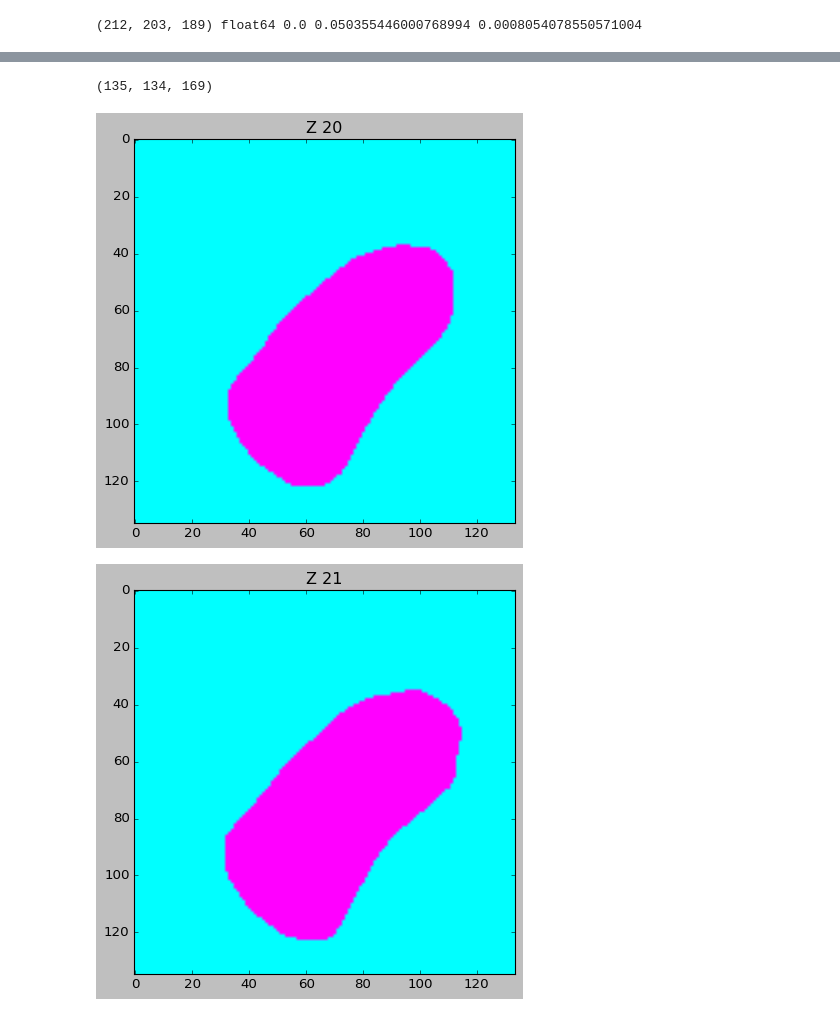
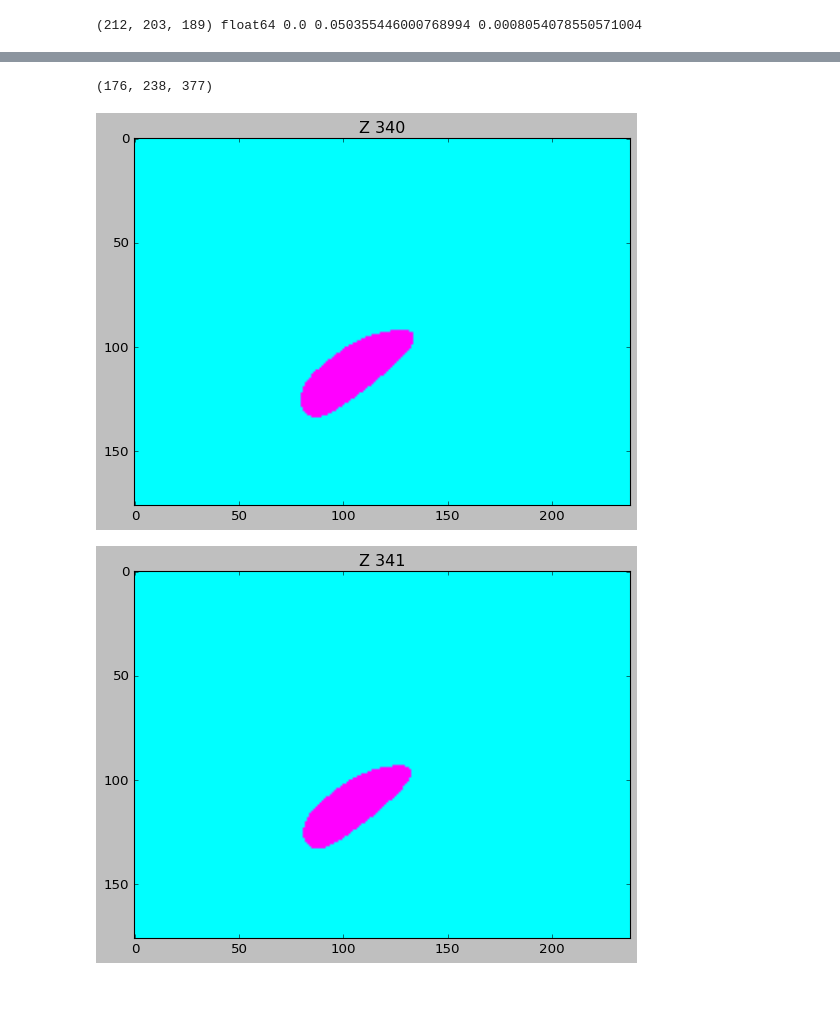
Before and after one commit to ActiveBrainAtlas2/preprocessing-pipeline, a Jupyter notebook: notebooks/average_volume.ipynb, the cells around one changed output, grey strips where cells are left out. Drawn from its saved outputs; the diff is of its cells as text; code cells hidden in the pictures.

Commit message:
Added some atlas to the save_folder dir and the create atlas works. Just needs some refinement

```diff
--- a/notebooks/average_volume.ipynb
+++ b/notebooks/average_volume.ipynb
@@ -45,7 +45,10 @@ print(volume.shape, volume.dtype, np.amin(volume), np.amax(volume), np.mean(volu
 # %% [output]
 (212, 203, 189) float64 0.0 0.050355446000768994 0.0008054078550571004
 # %%
-scpath = '/net/birdstore/Active_Atlas_Data/data_root/atlas_data/atlasV8/MD594/structure/SC.npy'
-sc = np.load(scpath)
-print(sc.shape, sc.dtype, np.amin(sc), np.amax(sc), np.mean(sc))
+sc7path = '/net/birdstore/Active_Atlas_Data/data_root/atlas_data/atlasV7/structure/SC.npy'
+sc7 = np.load(sc7path)
+print(sc7.shape, sc7.dtype, np.amin(sc7), np.amax(sc7), np.mean(sc7))
+sc8path = '/net/birdstore/Active_Atlas_Data/data_root/atlas_data/atlasV8/structure/SC.npy'
+sc8 = np.load(sc8path)
+print(sc8.shape, sc8.dtype, np.amin(sc8), np.amax(sc8), np.mean(sc8))
 # %% [output]
@@ -53,8 +57,9 @@ print(sc.shape, sc.dtype, np.amin(sc), np.amax(sc), np.mean(sc))
 # %%
 #volume = volume.reshape(volume.shape[0], volume.shape[1], volume.shape[2])
-arr = sc.copy()
-#arr[arr >= 0.1] = color
-#arr[arr < color] = 0
-#arr = arr.astype(np.uint8)
+color = 18
+arr = sc7.copy()
+arr[arr >= 0.9] = color
+arr[arr < color] = 0
+arr = arr.astype(np.uint8)
 print('volume shape', arr.shape, arr.dtype, np.unique(arr, return_counts=False))
 # %% [output]
@@ -62,9 +67,9 @@ volume shape (135, 134, 169) bool [False  True]
 # %%
 #volume[volume > 0] = 255
 #volume[volume < 1] = 0
-arr = arr >= 0.25
-arr = arr * 100
-arr = arr.astype(np.uint8)
+#arr = arr >= 0.25
+#arr = arr * 100
+#arr = arr.astype(np.uint8)
 flat = arr.flatten()
 fig = plt.figure()
 plt.rcParams['figure.figsize'] = [10, 6]
@@ -81,17 +86,17 @@ Text(0.5, 1.0, ' uint8')
 # %%
 #arr = sc.copy()
 #arr = np.rot90(volume, axes=(2, 1))
 #arr = np.rot90(arr, 3)
 #arr = np.flip(arr, axis=1)
 print(arr.shape)
-start = 20
+start = 340
 end = start + 10
 plt.style.use('classic')
 for i in range(start, end,1):
     plt.title('Z {}'.format(i))
     plt.imshow(arr[:,:,i], cmap="cool")
     plt.show()
 # %% [output]
-(135, 134, 169)
+(176, 238, 377)
-[figure, old version]
+[figure, new version]
-[figure, old version]
+[figure, new version]
```
Also changed, not shown: parts of 4 cells of this notebook, 5 other files.
